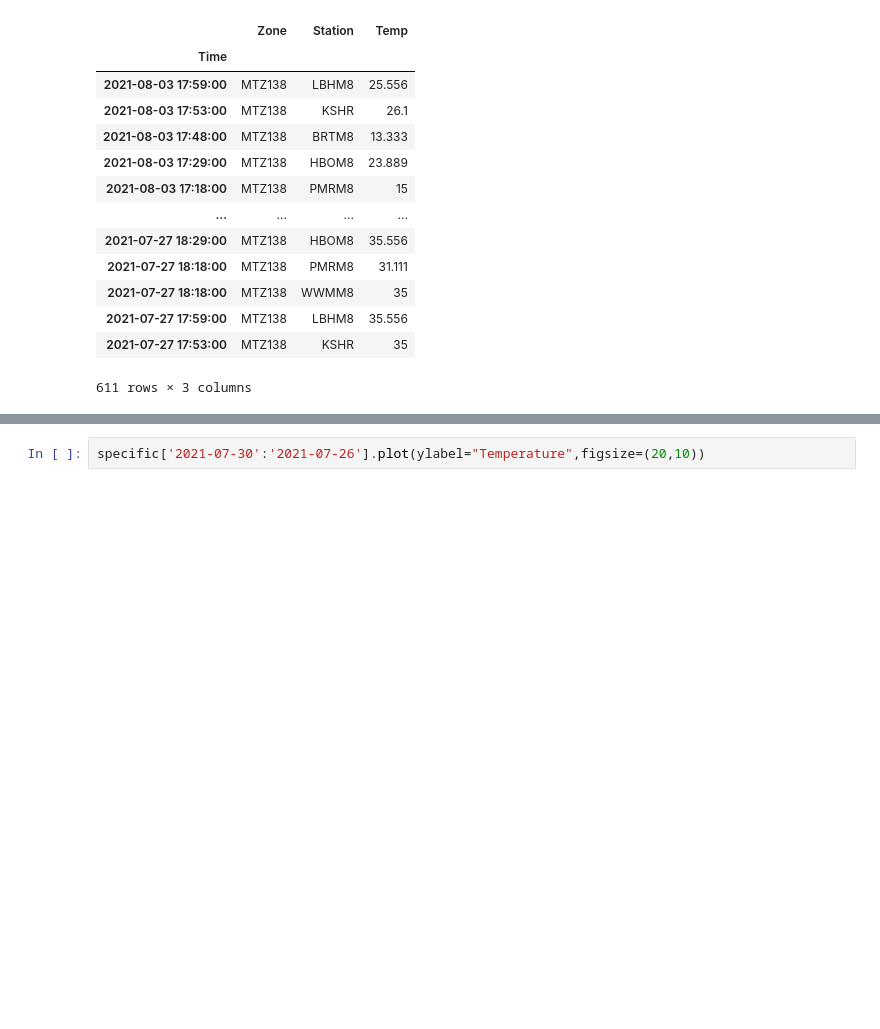
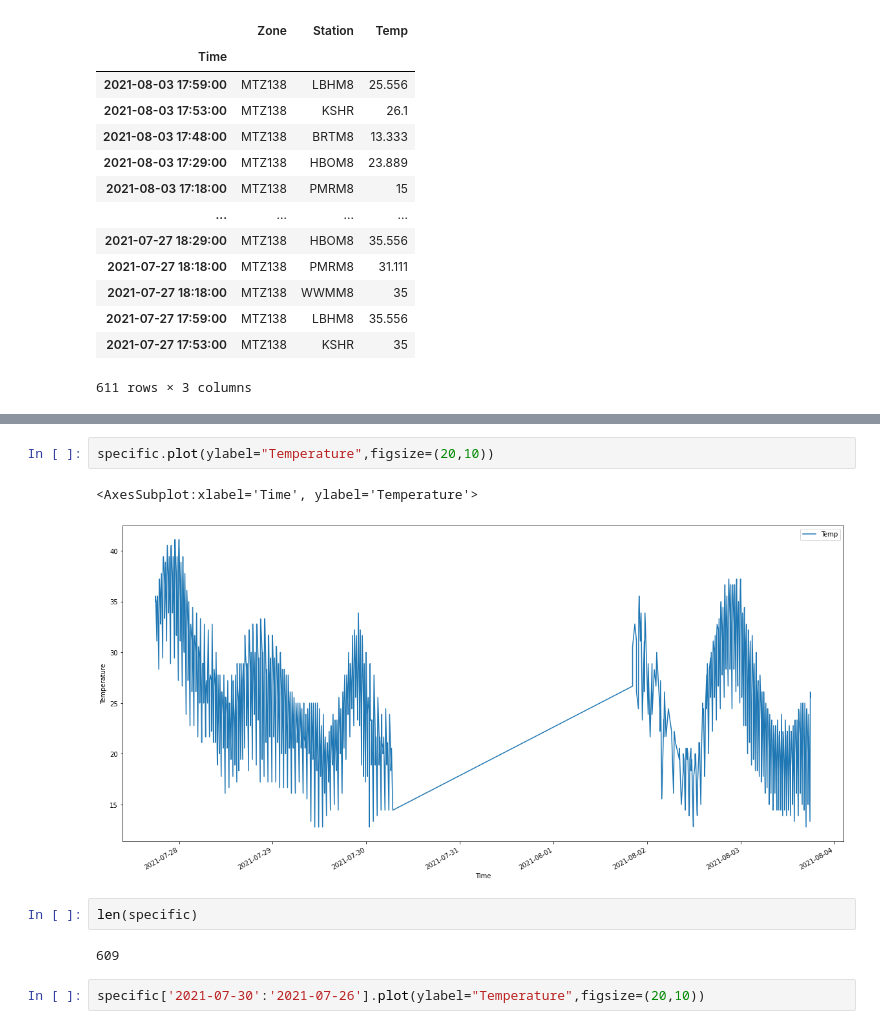
Before and after one commit to coreman14/PythonDataAnalyticsForBlog, a Jupyter notebook: APiNoteBook.ipynb, the cells around one changed output, grey strips where cells are left out. Drawn from its saved outputs; the diff is of its cells as text; blank space fills up the shorter version.

```diff
--- a/APiNoteBook.ipynb
+++ b/APiNoteBook.ipynb
@@ -68,3 +59,12 @@ Name: Temp, Length: 609, dtype: float64
+# %%
+specific.plot(ylabel="Temperature",figsize=(20,10))
+# %% [output]
+<AxesSubplot:xlabel='Time', ylabel='Temperature'>
+[figure, added]
+# %%
+len(specific)
+# %% [output]
+609
 # %%
 specific['2021-07-30':'2021-07-26'].plot(ylabel="Temperature",figsize=(20,10))
 # %% [output]
```
Also changed, not shown: parts of 6 cells of this notebook, 59 other files.
